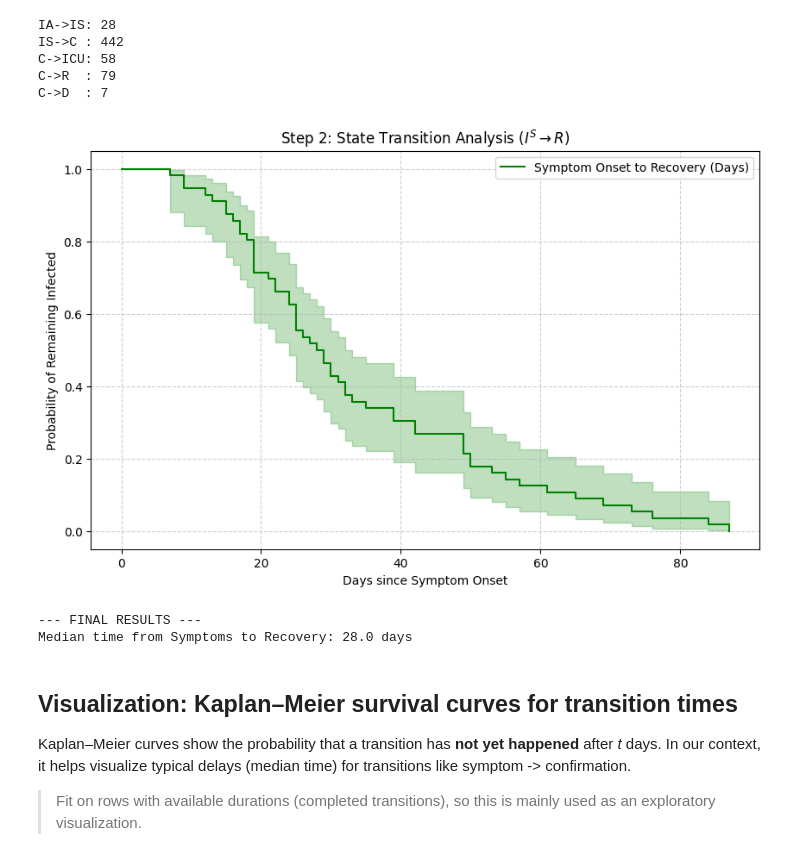
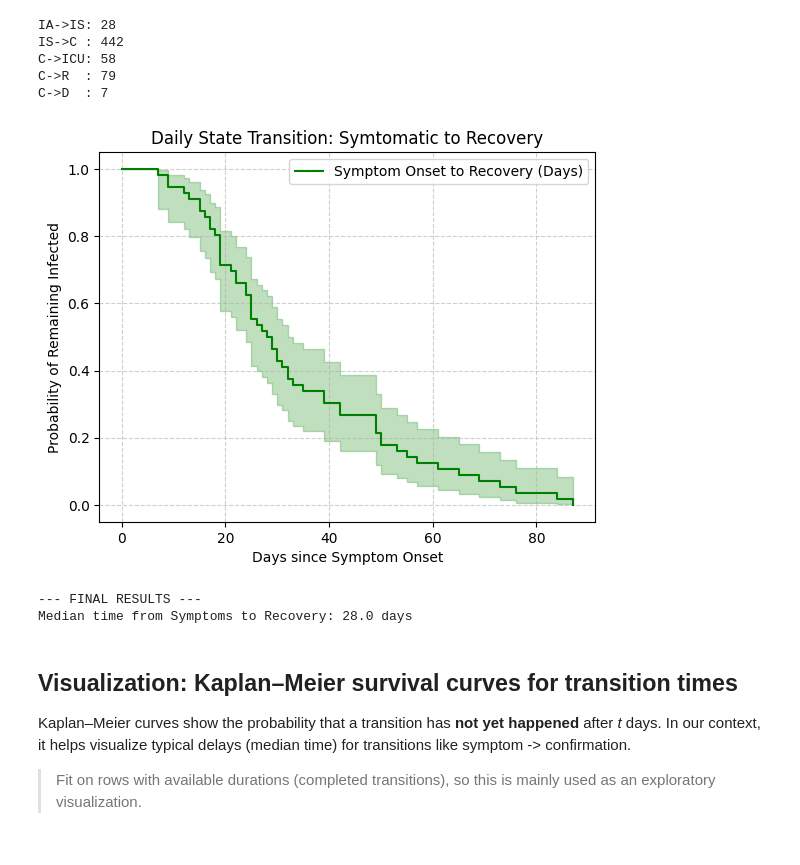
Before and after one commit to dmdce/CSMODEL-MCO1-Notebook-Files, a Jupyter notebook: CSMODEL_MCO1_Notebook_(Step_2_finished).ipynb, the cells around one changed output. Drawn from its saved outputs; the diff is of its cells as text; code cells hidden in the pictures.

```diff
--- a/CSMODEL_MCO1_Notebook_(Step_2_finished).ipynb
+++ b/CSMODEL_MCO1_Notebook_(Step_2_finished).ipynb
@@ -222,31 +222,29 @@ C->D  : 7
 # %%
 # Combine Onset-to-Confirmation and Confirmation-to-Recovery
 # This gives us the full Is -> R transition.
 df_ind['total_recovery_time'] = df_ind['duration_IS_to_C'] + df_ind['duration_C_to_R']
 
 # Filter out the negatives or NaNs
 df_survival = df_ind[df_ind['total_recovery_time'] > 0].copy()
 
 # Fit the Kaplan-Meier Curve
 kmf.fit(df_survival['total_recovery_time'],
         event_observed=df_survival['event_C_to_R'], # Using the 'Recovery' event marker
         label='Symptom Onset to Recovery (Days)')
 
 # Plot the result
-plt.figure(figsize=(10, 6))
 kmf.plot_survival_function(color='green')
-plt.title('Step 2: State Transition Analysis ($I^S \\rightarrow R$)')
+plt.title('Daily State Transition: Symtomatic to Recovery')
 plt.xlabel('Days since Symptom Onset')
 plt.ylabel('Probability of Remaining Infected')
 plt.grid(True, linestyle='--', alpha=0.6)
 plt.show()
 
 # Output
 median_days = kmf.median_survival_time_
-print(f"--- FINAL RESULTS ---")
 print(f"Median time from Symptoms to Recovery: {median_days} days")
 # %% [output]
-[figure, old version]
+[figure, new version]
 --- FINAL RESULTS ---
 Median time from Symptoms to Recovery: 28.0 days
 # %% [markdown]
```
Also changed, not shown: parts of 12 cells of this notebook.
